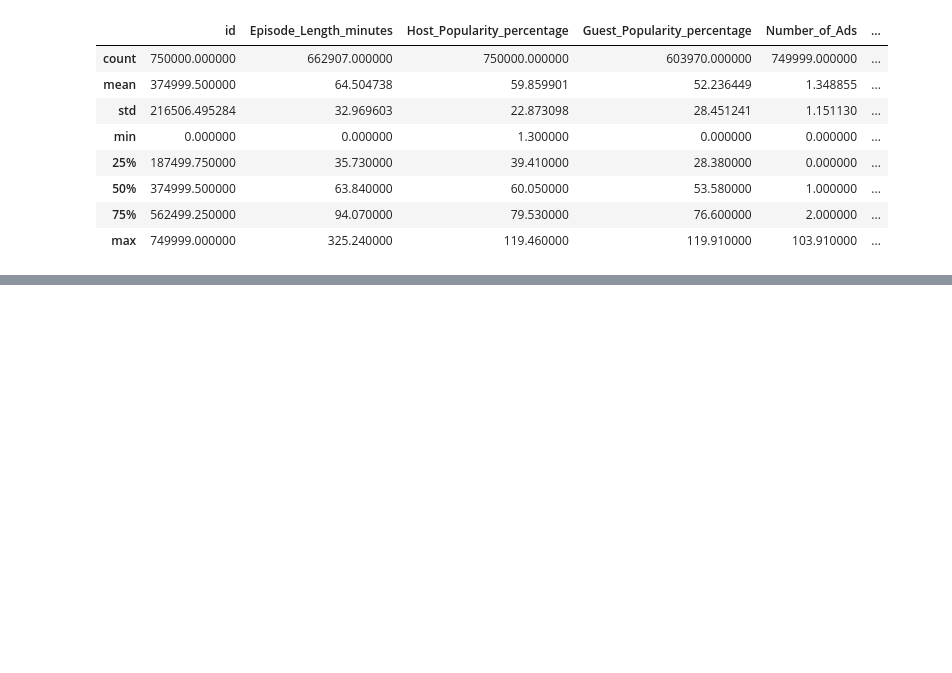
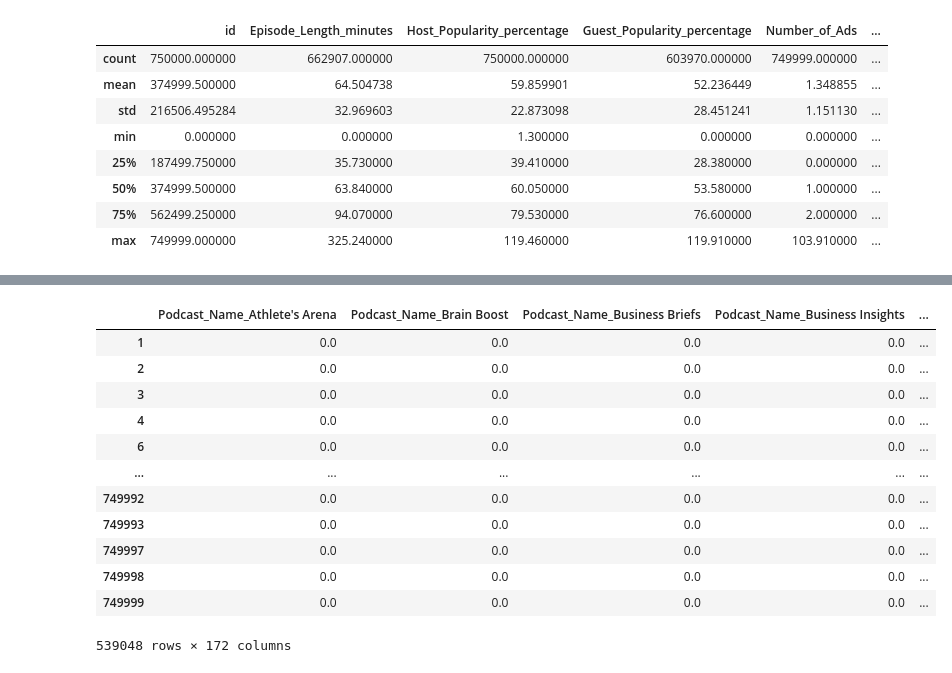
Before and after one commit to Iris-HuangW/Predict_Podcast_Listening_Time, a Jupyter notebook: PredictListeningTime.ipynb, the cells around one changed output, grey strips where cells are left out. Saved outputs shown, nothing was run; the diff lists cells and outputs as text; code cells hidden in the pictures; blank space fills up the shorter version.

```diff
--- a/PredictListeningTime.ipynb
+++ b/PredictListeningTime.ipynb
@@ -55,3 +60,8 @@ train_data.describe()
 | 50% | 374999.500000 | 63.840000 | 60.050000 | 53.580000 | 1.000000 | ... |
 | 75% | 562499.250000 | 94.070000 | 79.530000 | 76.600000 | 2.000000 | ... |
 | max | 749999.000000 | 325.240000 | 119.460000 | 119.910000 | 103.910000 | ... |
+# %%
+pd.set_option('display.max_rows', None)
+pd.set_option('display.max_columns', None)
+pd.set_option('display.width', 10000)
+pd.set_option('display.max_colwidth', None)
@@ -77,0 +150,20 @@ train_data.select_dtypes(include='number').corr()
+# %%
+ohe = OneHotEncoder(handle_unknown='ignore', ## ignore null
+                    sparse_output=False).set_output(transform="pandas")
+# %%
+ohetransform = ohe.fit_transform(train_data.select_dtypes(exclude='number'))
+ohetransform
+# %% [output]
+|  | Podcast_Name_Athlete's Arena | Podcast_Name_Brain Boost | Podcast_Name_Business Briefs | Podcast_Name_Business Insights | ... |
+| 1 | 0.0 | 0.0 | 0.0 | 0.0 | ... |
+| 2 | 0.0 | 0.0 | 0.0 | 0.0 | ... |
+| 3 | 0.0 | 0.0 | 0.0 | 0.0 | ... |
+| 4 | 0.0 | 0.0 | 0.0 | 0.0 | ... |
+| 6 | 0.0 | 0.0 | 0.0 | 0.0 | ... |
+| ... | ... | ... | ... | ... | ... |
+| 749992 | 0.0 | 0.0 | 0.0 | 0.0 | ... |
+| 749993 | 0.0 | 0.0 | 0.0 | 0.0 | ... |
+| 749997 | 0.0 | 0.0 | 0.0 | 0.0 | ... |
+| 749998 | 0.0 | 0.0 | 0.0 | 0.0 | ... |
+| 749999 | 0.0 | 0.0 | 0.0 | 0.0 | ... |
+539048 rows × 172 columns
```
Also changed, not shown: parts of 9 cells of this notebook.
